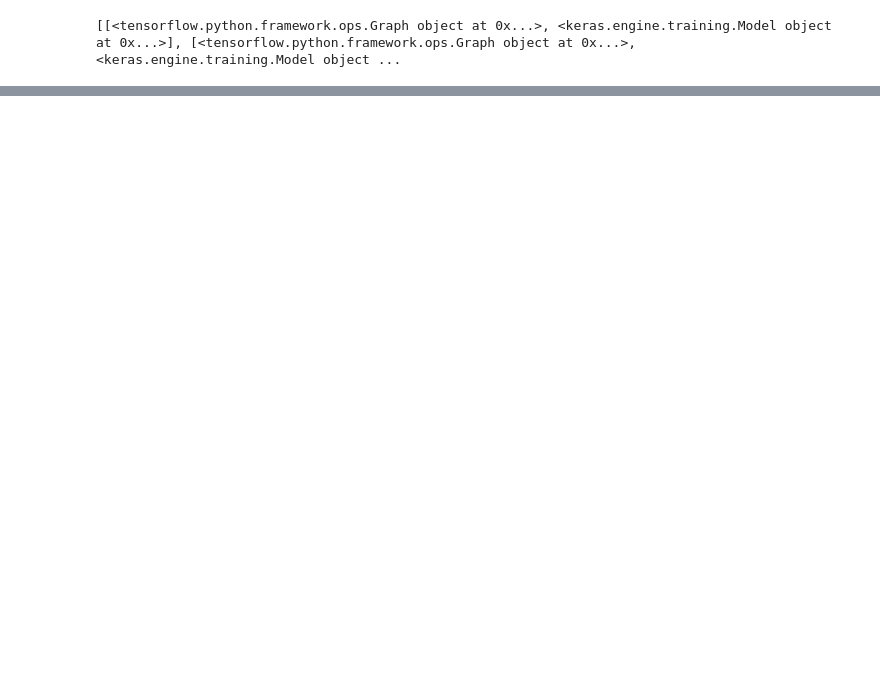
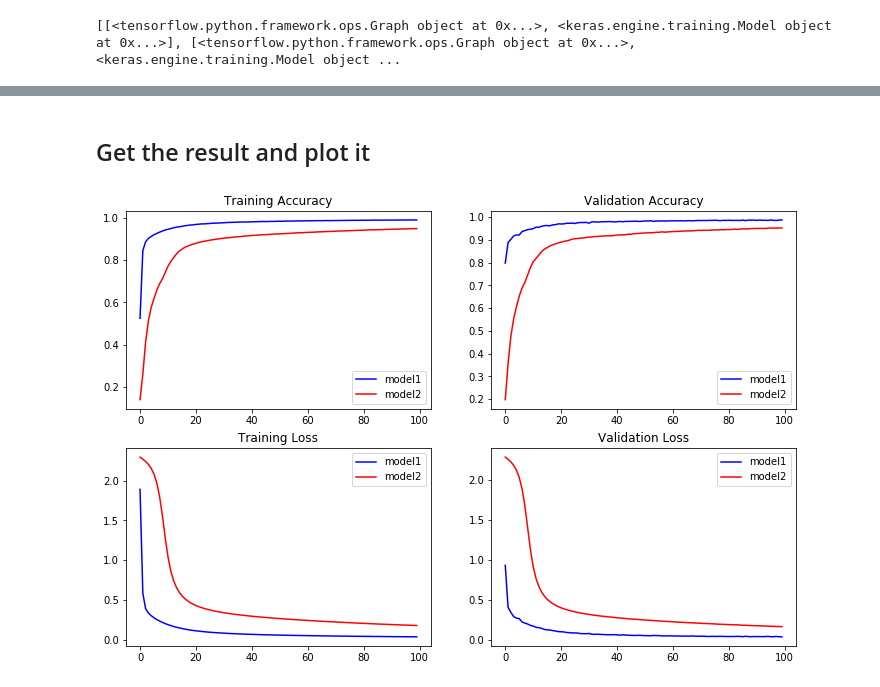
Before and after one commit to vashineyu/deep-learning-experiments, a Jupyter notebook: DL_MultiModel_multiGraph/Tensorflow&Keras_RMMonGPUS.ipynb, the cells around one changed output, grey strips where cells are left out. Cells and saved outputs as stored; diff of their text form; code cells hidden in the pictures; blank space fills up the shorter version.

```diff
--- a/DL_MultiModel_multiGraph/Tensorflow&Keras_RMMonGPUS.ipynb
+++ b/DL_MultiModel_multiGraph/Tensorflow&Keras_RMMonGPUS.ipynb
@@ -78,20 +164,18 @@ Extracting data/mnist/t10k-labels-idx1-ubyte.gz
 # %%
 # Define the graphs per device
-learning_rates = [0.01, 0.03]
+learning_rates = [0.01, 0.001]
 jobs = []
 devices = ['/device:GPU:0', '/device:GPU:1'] # depends on which GPUs you want to put them in
+
+# Note, the optimization part was put at different place for Tensorflow and Keras version.
+# For tensorflow, optimize should be placed inside tf.device (or it seems gpus not working correctly)
+# For Keras, optim and compile should be placed outside tf.device (or it will throw gradient collection error)
 
 if FLAGS.frame_work is "TF":
     for device, learning_rate in zip(devices, learning_rates):
         with tf.Graph().as_default() as graph:
             with tf.device(device):
-                x = tf.placeholder(tf.float32, [None, 784], name='x')
-                y = tf.placeholder(tf.float32, [None, 10], name='y')
-                W = tf.Variable(tf.zeros([784, 10]))
-                b = tf.Variable(tf.zeros([10]))
-                pred = tf.nn.softmax(tf.matmul(x, W) + b)
-                accuracy = tf.reduce_mean(tf.cast(tf.equal(tf.argmax(pred, 1), tf.argmax(y, 1)), tf.float32))
-                cost = tf.reduce_mean(-tf.reduce_sum(y*tf.log(pred), reduction_indices=1), name='cost')
+                cost = build_tf_model(input_shape = train_x_all.shape[1:], n_classes=train_y_all.shape[1] )
                 optimize = tf.train.GradientDescentOptimizer(learning_rate).minimize(cost, name='optimize')
         jobs.append(graph)
 
@@ -99,11 +183,9 @@ elif FLAGS.frame_work is "Keras":
     for learning_rate, device in zip(learning_rates, devices):
         with tf.Graph().as_default() as graph:
             with tf.device(device):
-                x = Input(shape= (784,), name = 'Input_layer')
-                y = Dense(units=10, activation='softmax', name = 'output_layer')(x)
+                model = build_keras_model(input_shape=(train_x_all.shape[1:]), n_classes=train_y_all.shape[1])
             # to cpu
             optim = SGD(lr=learning_rate)
-            model = Model(inputs=[x], outputs=[y])
             model.compile(loss = 'categorical_crossentropy', metrics= ['acc'], optimizer=optim)
         jobs.append([graph, model])
 
@@ -179,0 +291,38 @@ GPU_ID: /device:GPU:1, epoch:   45, loss: 0.30287, acc: 0.915, val_loss: 0.29256
+# %% [markdown]
+## Get the result and plot it
+# %%
+if FLAGS.frame_work is "TF":
+    history_model1 = jobs[0].history.history
+    history_model2 = jobs[1].history.history
+elif FLAGS.frame_work is "Keras":
+    history_model1 = jobs[0][1].history.history
+    history_model2 = jobs[1][1].history.history
+
+plt.figure(figsize=(12,8))
+plt.subplot(2,2,1)
+plt.plot(np.arange(len(history_model1['acc'])), history_model1['acc'], 'b-', label = 'model1')
+plt.plot(np.arange(len(history_model2['acc'])), history_model2['acc'], 'r-', label = 'model2')
+plt.legend()
+plt.title("Training Accuracy")
+
+plt.subplot(2,2,2)
+plt.plot(np.arange(len(history_model1['val_acc'])), history_model1['val_acc'], 'b-', label = 'model1')
+plt.plot(np.arange(len(history_model2['val_acc'])), history_model2['val_acc'], 'r-', label = 'model2')
+plt.legend()
+plt.title("Validation Accuracy")
+
+plt.subplot(2,2,3)
+plt.plot(np.arange(len(history_model1['loss'])), history_model1['loss'], 'b-', label = 'model1')
+plt.plot(np.arange(len(history_model2['loss'])), history_model2['loss'], 'r-', label = 'model2')
+plt.legend()
+plt.title("Training Loss")
+
+plt.subplot(2,2,4)
+plt.plot(np.arange(len(history_model1['val_loss'])), history_model1['val_loss'], 'b-', label = 'model1')
+plt.plot(np.arange(len(history_model2['val_loss'])), history_model2['val_loss'], 'r-', label = 'model2')
+plt.legend()
+plt.title("Validation Loss")
+
+plt.show()
+# %% [output]
+[figure, added]
```
Also changed, not shown: parts of 6 cells of this notebook.
